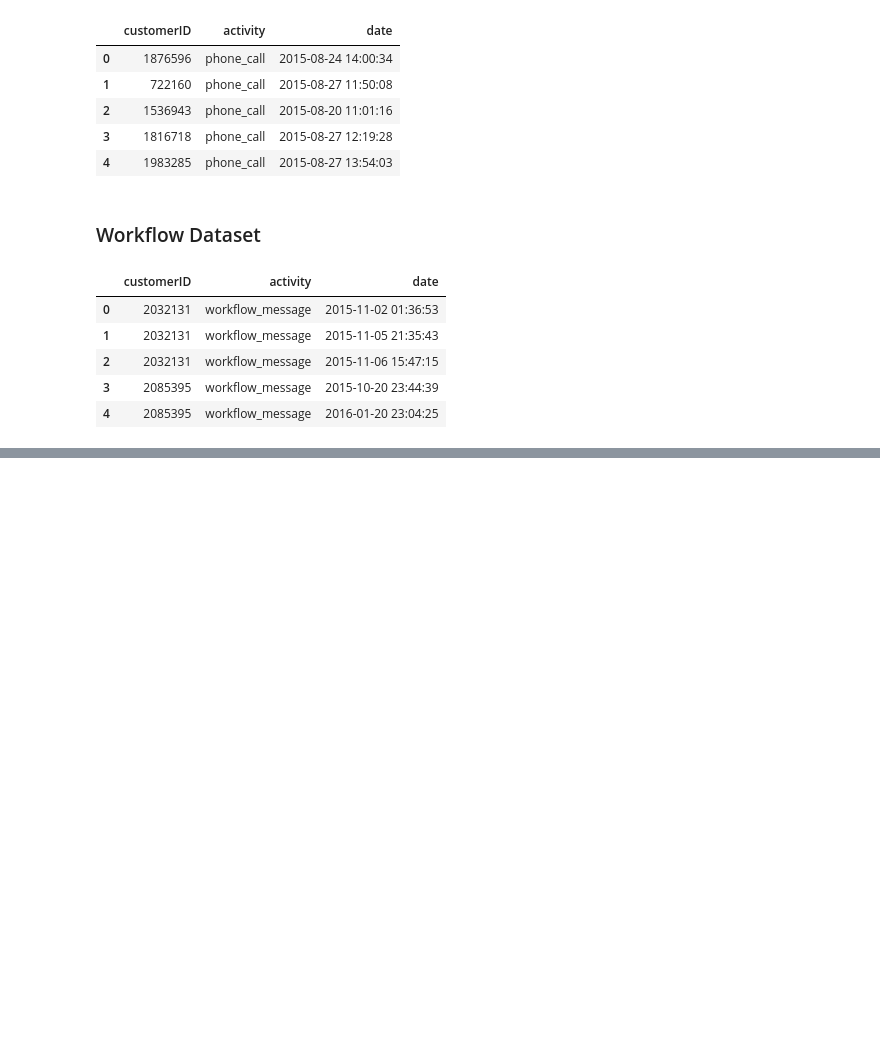
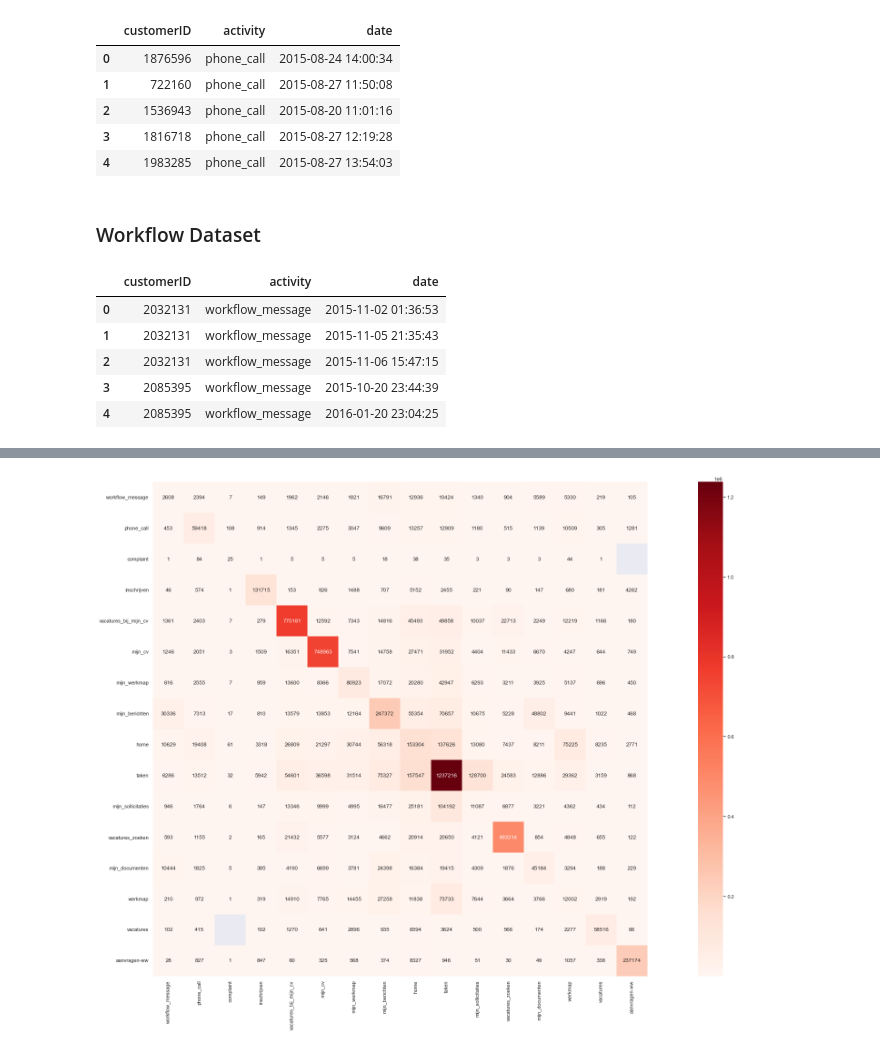
Before and after one commit to sinaaghaee/ProcessMiningProject-CustomerBehaviorAnalysis, a Jupyter notebook: BPM-Project-Aghaee-Varchandi-Mahmoodi.ipynb, the cells around one changed output, grey strips where cells are left out. Saved outputs shown, nothing was run; the diff lists cells and outputs as text; code cells hidden in the pictures; blank space fills up the shorter version.

```diff
--- a/BPM-Project-Aghaee-Varchandi-Mahmoodi.ipynb
+++ b/BPM-Project-Aghaee-Varchandi-Mahmoodi.ipynb
@@ -2371,0 +2477,2 @@ clicks_logged_in_simp.head()
+# %%
+log_csv = log_csv.rename(columns={'customerID': 'case_id','date': 'timestamp' })
@@ -2371,0 +2581,44 @@ clicks_logged_in_simp.head()
+# %%
+def dfg_frequency_matrix(
+    event_log: pd.DataFrame,
+    case_var: str,
+    event_var: str,
+    timestamp_var: str
+) -> pd.DataFrame:
+
+    """
+    Return a directly-follows graph frequency matrix based on the traces in the event log.
+    Row events (i.e. the index) are events 'from' and column events are the events 'to'.
+    """
+
+    # event log
+    log = event_log[[case_var, event_var, timestamp_var]]
+
+    # initiate matrix
+    events = log[event_var].unique()
+    matrix = pd.DataFrame(columns=events, index=events).fillna(0)
+
+    # groupby case_var
+    groups = log.groupby(case_var)
+
+    # loop through case groups
+    for group in groups:
+        event = group[1].sort_values(timestamp_var)\
+        .drop([case_var, timestamp_var], axis = 1)\
+        .rename(columns = {event_var:'event_from'})
+        event['event_to'] = event['event_from'].shift(-1)
+        event.dropna(inplace = True)
+
+        # loop through traces
+        for trace in event.itertuples(index = False):
+            matrix.at[trace.event_from, trace.event_to] += 1
+
+    return matrix.replace(0, np.nan)
+# %%
+# Directly-Follows Graph frequency heatmap
+dfg_freq_matrix = dfg_frequency_matrix(log_csv, 'case_id', 'activity', 'timestamp')
+sns.set(rc={'figure.figsize':(40, 20)})
+sns.heatmap(dfg_freq_matrix, annot=True, fmt='.0f', cmap='Reds', square=True)
+plt.show()
+# %% [output]
+[figure, added]
```
Also changed, not shown: parts of 36 cells of this notebook.
